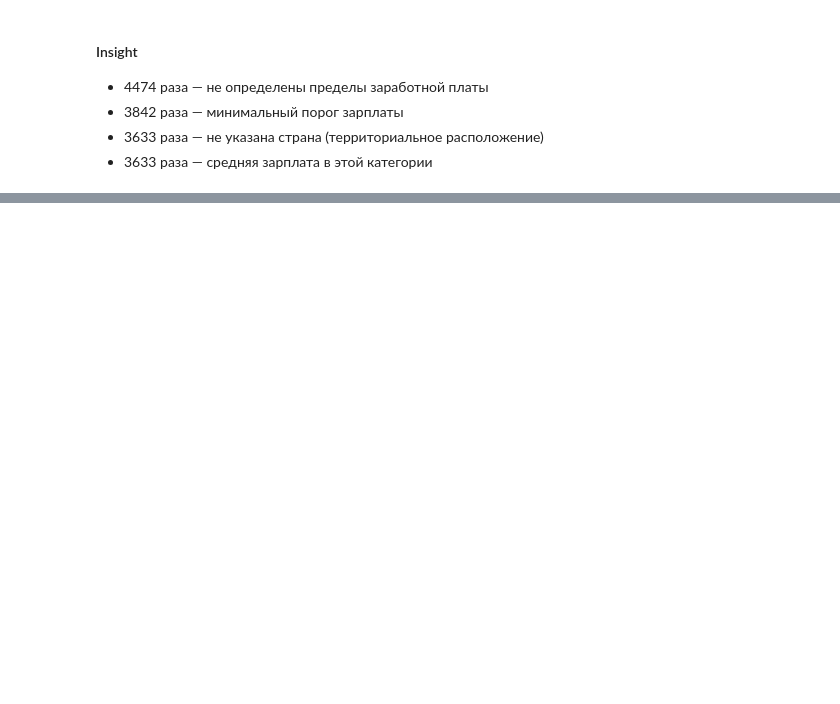
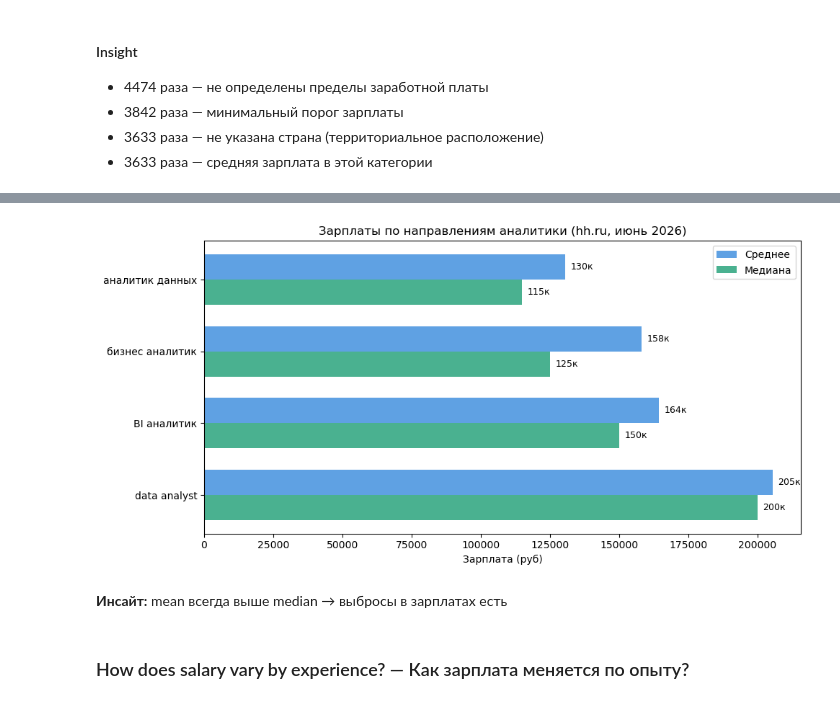
Before and after one commit to gebelslavat-dotcom/hh-job-market-analysis, a Jupyter notebook: hh_vacancy_analysis_st.ipynb, the cells around one changed output, grey strips where cells are left out. Drawn from its saved outputs; the diff is of its cells as text; code cells hidden in the pictures; blank space fills up the shorter version.

```diff
--- a/hh_vacancy_analysis_st.ipynb
+++ b/hh_vacancy_analysis_st.ipynb
@@ -158,0 +222,14 @@ plt.show()
+# %%
+# зарплаты по категориям (mean, median, count) — DataFrame
+salary_by_category = (
+    df_salary.groupby('category')
+        .agg(
+            mean_salary= ('salary_avg' , 'mean'),
+            median_salary=('salary_avg', 'median'),
+            count=('salary_avg', 'count')
+        )
+    .reset_index()
+    .sort_values('median_salary', ascending=False)
+    .round(0)
+)
+salary_by_category
@@ -158,0 +252,41 @@ plt.show()
+# %%
+# визуализация зарплат по категориям (mean vs median) — grouped bar
+fig, ax = plt.subplots(figsize=(10, 5))
+
+x = range(len(salary_by_category))
+width = 0.35
+
+bars1 = ax.barh(
+    [i + width/2 for i in x],
+    salary_by_category['mean_salary'],
+    width, label='Среднее', color='#378ADD', alpha=0.8
+)
+bars2 = ax.barh(
+    [i - width/2 for i in x],
+    salary_by_category['median_salary'],
+    width, label='Медиана', color='#1D9E75', alpha=0.8
+)
+
+ax.set_yticks(x)
+ax.set_yticklabels(salary_by_category['category'])
+ax.set_xlabel('Зарплата (руб)')
+ax.set_title('Зарплаты по направлениям аналитики (hh.ru, июнь 2026)')
+ax.legend()
+
+# Подписи значений
+for bar in bars1:
+    ax.text(bar.get_width() + 2000, bar.get_y() + bar.get_height()/2,
+            f'{int(bar.get_width()/1000)}к', va='center', fontsize=9)
+for bar in bars2:
+    ax.text(bar.get_width() + 2000, bar.get_y() + bar.get_height()/2,
+            f'{int(bar.get_width()/1000)}к', va='center', fontsize=9)
+
+plt.tight_layout()
+plt.savefig('salary_by_category.png', dpi=150)
+plt.show()
+# %% [output]
+[figure, added]
+# %% [markdown]
+**Инсайт:** mean всегда выше median → выбросы в зарплатах есть
+# %% [markdown]
+### How does salary vary by experience? — Как зарплата меняется по опыту?
```
Also changed, not shown: parts of 56 cells of this notebook.
